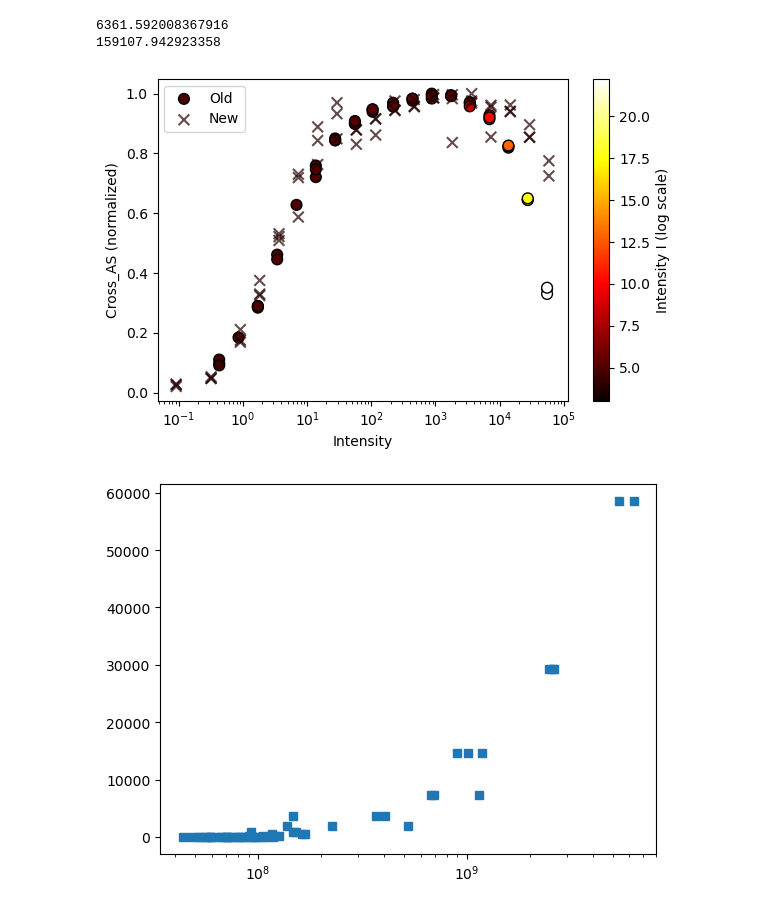
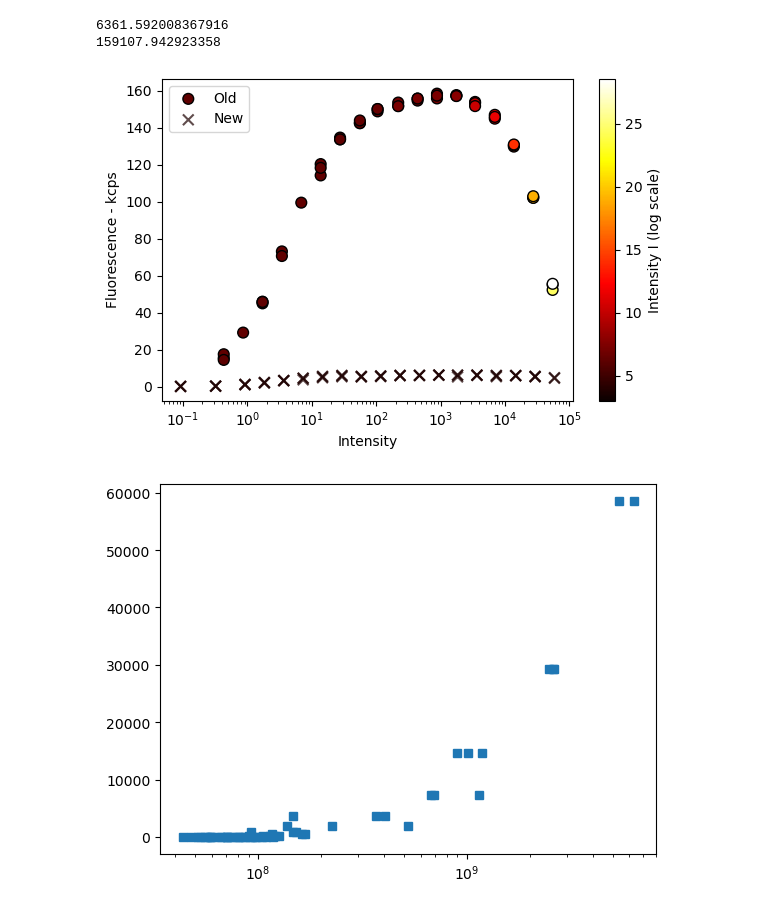
Before and after one commit to Daniele-PyBECTN/molecular_quantum_optics, a Jupyter notebook: Anomalous_saturation/dana_analysis/power_scans_v2.ipynb, the cells around one changed output. Saved outputs shown, nothing was run; the diff lists cells and outputs as text; code cells hidden in the pictures.

```diff
--- a/Anomalous_saturation/dana_analysis/power_scans_v2.ipynb
+++ b/Anomalous_saturation/dana_analysis/power_scans_v2.ipynb
@@ -117,7 +117,7 @@ Cross_AS2 = Cross_AS2 / np.amax(Cross_AS2)
 # Avoid zero or negative values for log normalization
 I_pos2 = np.clip(Gam_pow2, np.min(Gam_pow2[Gam_pow2 > 0]), None)
 sc2 = plt.scatter(
-    I_pow2, Cross_AS2,
+    I_pow2, Fluo_pow2*1e-3,
     c=T_pow2,
     cmap='hot',
     vmin=3.,
@@ -128,36 +128,38 @@ sc2 = plt.scatter(
     label="Old"
 )
 
 # Scatter plot with log-scale color normalization
 sc = plt.scatter(
-    I_pow, Cross_AS,
+    I_pow, Fluo_pow*1e-3,
     c=(I_pos*0+3.7),
     cmap='hot',
     vmin=3.,
     vmax=np.max(T_pow2),
     s=60,
     alpha=0.7,
     edgecolor='k',
     marker='x',
     label="New"
 )
 
 
 
 
 
 # Add colorbar
 cbar = plt.colorbar(sc2)
 cbar.set_label("Intensity I (log scale)")
 
 plt.xlabel("Intensity")
-plt.ylabel("Cross_AS (normalized)")
+plt.ylabel("Fluorescence - kcps")
 plt.xscale('log')
 plt.legend()
 plt.tight_layout()
+
+#plt.savefig('I-scan_fluo.pdf')
 plt.show()
 # %% [output]
-[figure, old version]
+[figure, new version]
 # %%
 plt.plot(Gam_pow, I_pow, marker='s', linestyle='none')
 plt.xscale('log')
```
Also changed, not shown: parts of 6 cells of this notebook, 11 other files.
